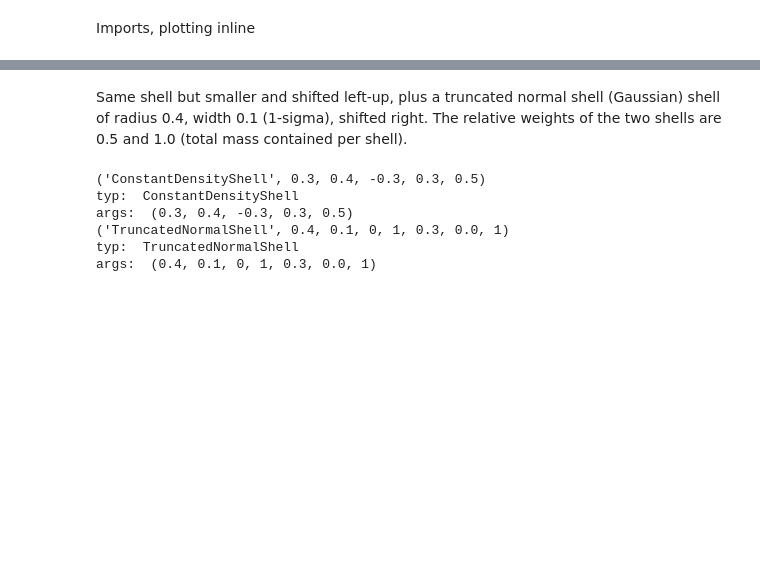
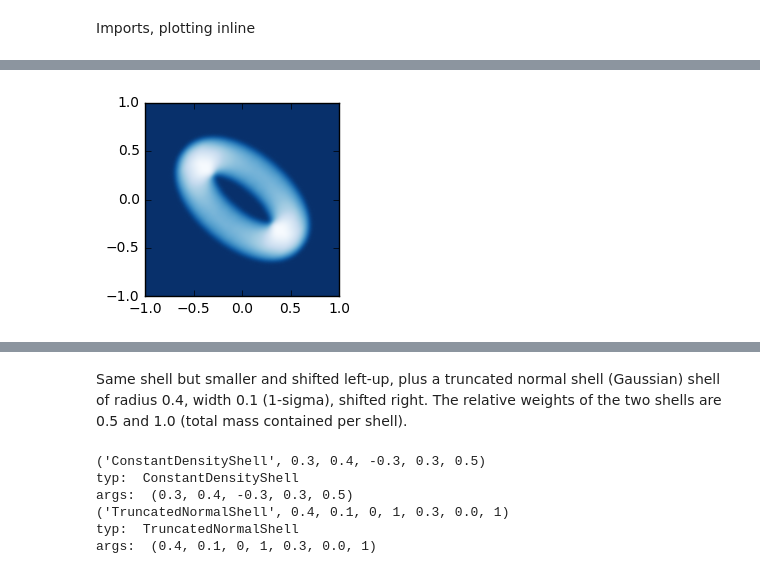
Before and after one commit to rnikutta/rhocube, a Jupyter notebook: rhocube.ipynb, the cells around one changed output, grey strips where cells are left out. Drawn from its saved outputs; the diff is of its cells as text; code cells hidden in the pictures; blank space fills up the shorter version.

```diff
--- a/rhocube.ipynb
+++ b/rhocube.ipynb
@@ -17,0 +65,7 @@ args:  (0.5, 0.6, 0.0, 0.0, 1.0)
+# %%
+model = ConstantDensityTorus(101)
+args = (0.6,0.2,0,0,30,40,None) # radius, tube radius, xoff, yoff, tiltx, tiltz, weight
+model(*args)
+myplot(model.image)
+# %% [output]
+[figure, added]
```
Also changed, not shown: parts of 20 cells of this notebook.
